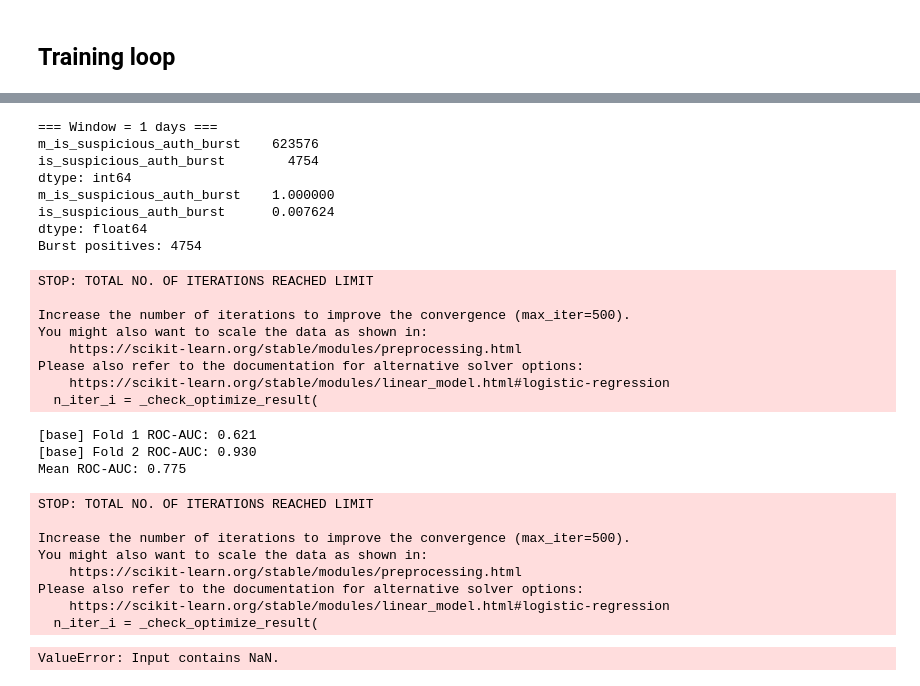
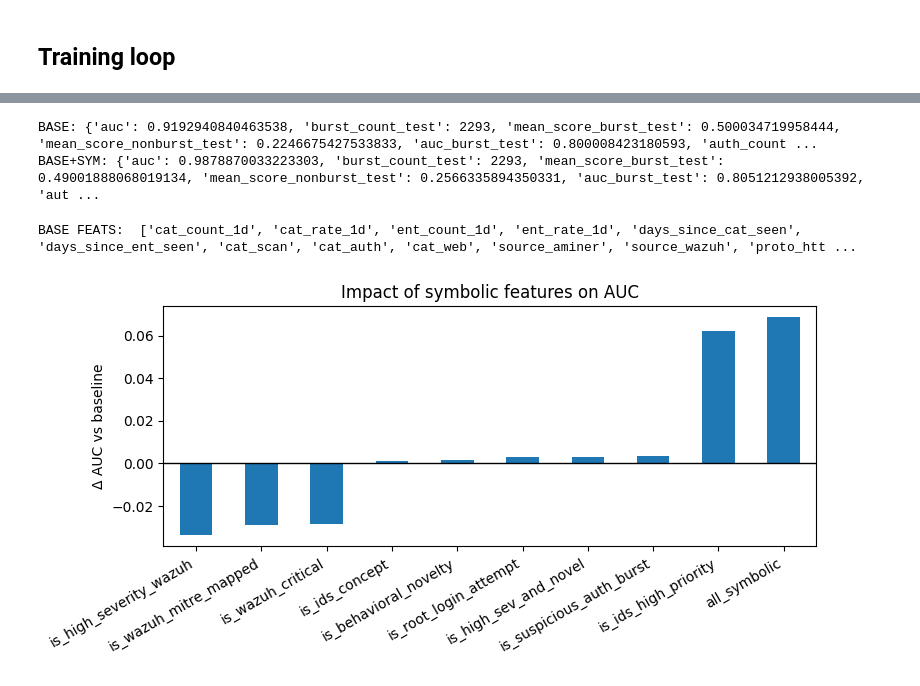
Before and after one commit to annaneliaa/msc-thesis, a Jupyter notebook: aact/baseline.ipynb, the cells around one changed output, grey strips where cells are left out. Drawn from its saved outputs; the diff is of its cells as text; code cells hidden in the pictures.

Commit message:
more features + plots

```diff
--- a/aact/baseline.ipynb
+++ b/aact/baseline.ipynb
@@ -283,3 +269,7 @@ Name: y, dtype: int64
+# %%
+run_name = "testcoeff"
+out_dir = f"../plots/{run_name}"
+os.makedirs(out_dir, exist_ok=True)
 # %%
 df = pd.read_csv("../data/ait_ads/combined_ait_labeled.csv", low_memory=False)
 
@@ -304,42 +351,23 @@ KeyError: 'is_behavioral_novelty'
-# %%
-df = pd.read_csv("../data/ait_ads/combined_ait_labeled.csv")
-
-lookback_window = [1, 7, 30]
-
-all_results = {}
-
-for days in lookback_window:
-    window_size = pd.Timedelta(days=days)
-    print(f"\n=== Window = {days} days ===")
-
-    res = run_experiment(df, window_size, scenario_name=None)
-    all_results[days] = res
-# %% [output]
-=== Window = 1 days ===
-m_is_suspicious_auth_burst    623576
-is_suspicious_auth_burst        4754
-dtype: int64
-m_is_suspicious_auth_burst    1.000000
-is_suspicious_auth_burst      0.007624
-dtype: float64
-Burst positives: 4754
-STOP: TOTAL NO. OF ITERATIONS REACHED LIMIT
-
-Increase the number of iterations to improve the convergence (max_iter=500).
-You might also want to scale the data as shown in:
-    https://scikit-learn.org/stable/modules/preprocessing.html
-Please also refer to the documentation for alternative solver options:
-    https://scikit-learn.org/stable/modules/linear_model.html#logistic-regression
-  n_iter_i = _check_optimize_result(
-[base] Fold 1 ROC-AUC: 0.621
-[base] Fold 2 ROC-AUC: 0.930
-Mean ROC-AUC: 0.775
-STOP: TOTAL NO. OF ITERATIONS REACHED LIMIT
-
-Increase the number of iterations to improve the convergence (max_iter=500).
-You might also want to scale the data as shown in:
-    https://scikit-learn.org/stable/modules/preprocessing.html
-Please also refer to the documentation for alternative solver options:
-    https://scikit-learn.org/stable/modules/linear_model.html#logistic-regression
-  n_iter_i = _check_optimize_result(
-ValueError: Input contains NaN.
+# %%
+diag_base = res["diag_base"]
+diag_symbolic_all = res["diag_sym_all"]
+
+print("\nBASE:", diag_base)
+print("BASE+SYM:", diag_symbolic_all)
+# %% [output]
+BASE: {'auc': 0.9192940840463538, 'burst_count_test': 2293, 'mean_score_burst_test': 0.500034719958444, 'mean_score_nonburst_test': 0.2246675427533833, 'auc_burst_test': 0.800008423180593, 'auth_count ...
+BASE+SYM: {'auc': 0.9878870033223303, 'burst_count_test': 2293, 'mean_score_burst_test': 0.49001888068019134, 'mean_score_nonburst_test': 0.2566335894350331, 'auc_burst_test': 0.8051212938005392, 'aut ...
+# %%
+print("BASE FEATS: ", res["base_feats"])
+# %% [output]
+BASE FEATS:  ['cat_count_1d', 'cat_rate_1d', 'ent_count_1d', 'ent_rate_1d', 'days_since_cat_seen', 'days_since_ent_seen', 'cat_scan', 'cat_auth', 'cat_web', 'source_aminer', 'source_wazuh', 'proto_htt ...
+# %%
+results_dict = {"base": res["diag_base"]}
+for feat, diag in res["diag_ablation"].items():
+    results_dict[feat] = diag
+results_dict["all_symbolic"] = res["diag_sym_all"]
+
+# impact of symbolic features on AUC (delta AUC over all alerts)
+plot_symbolic_performance_delta(results_dict, metric="auc", out_dir=out_dir)
+# %% [output]
+[figure, added]
```
Also changed, not shown: parts of 7 cells of this notebook, 16 other files.
